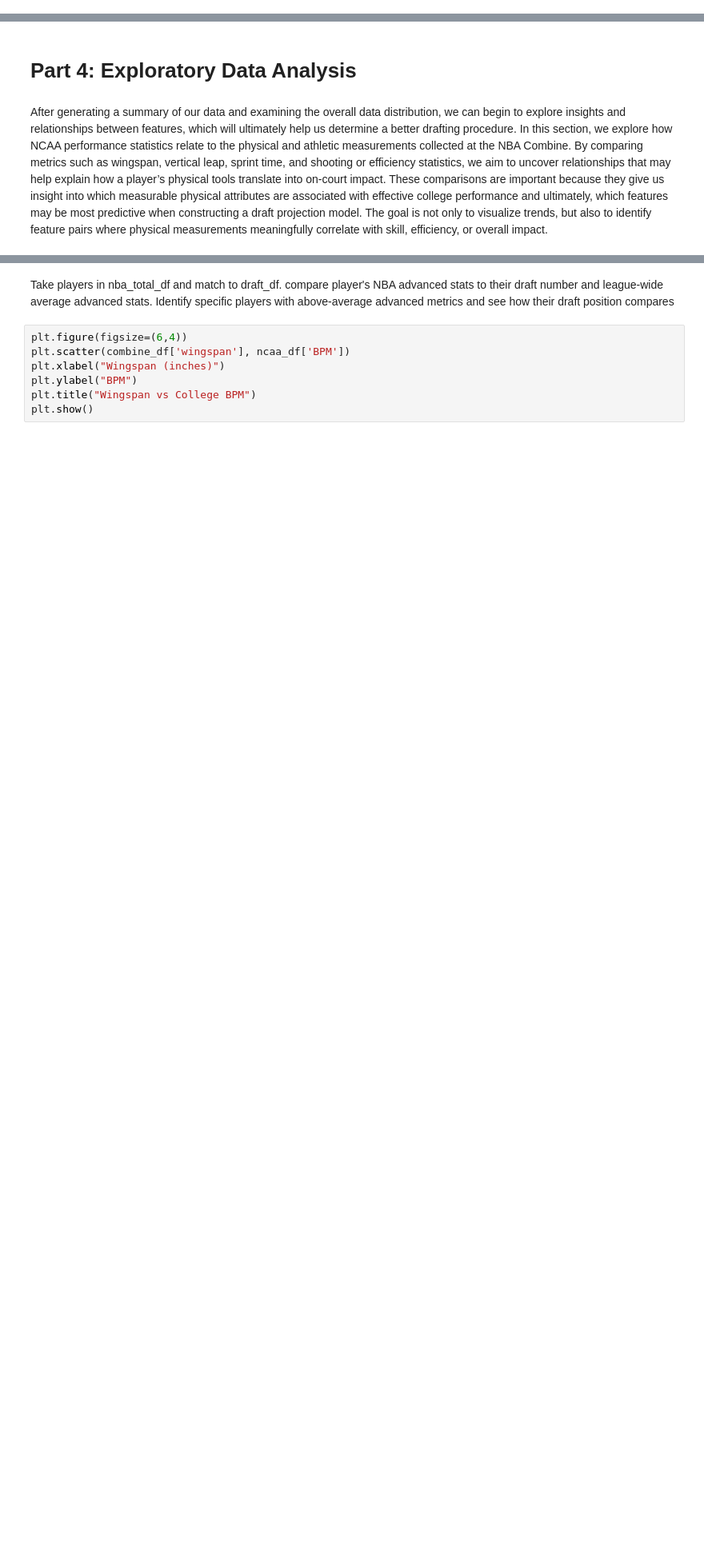
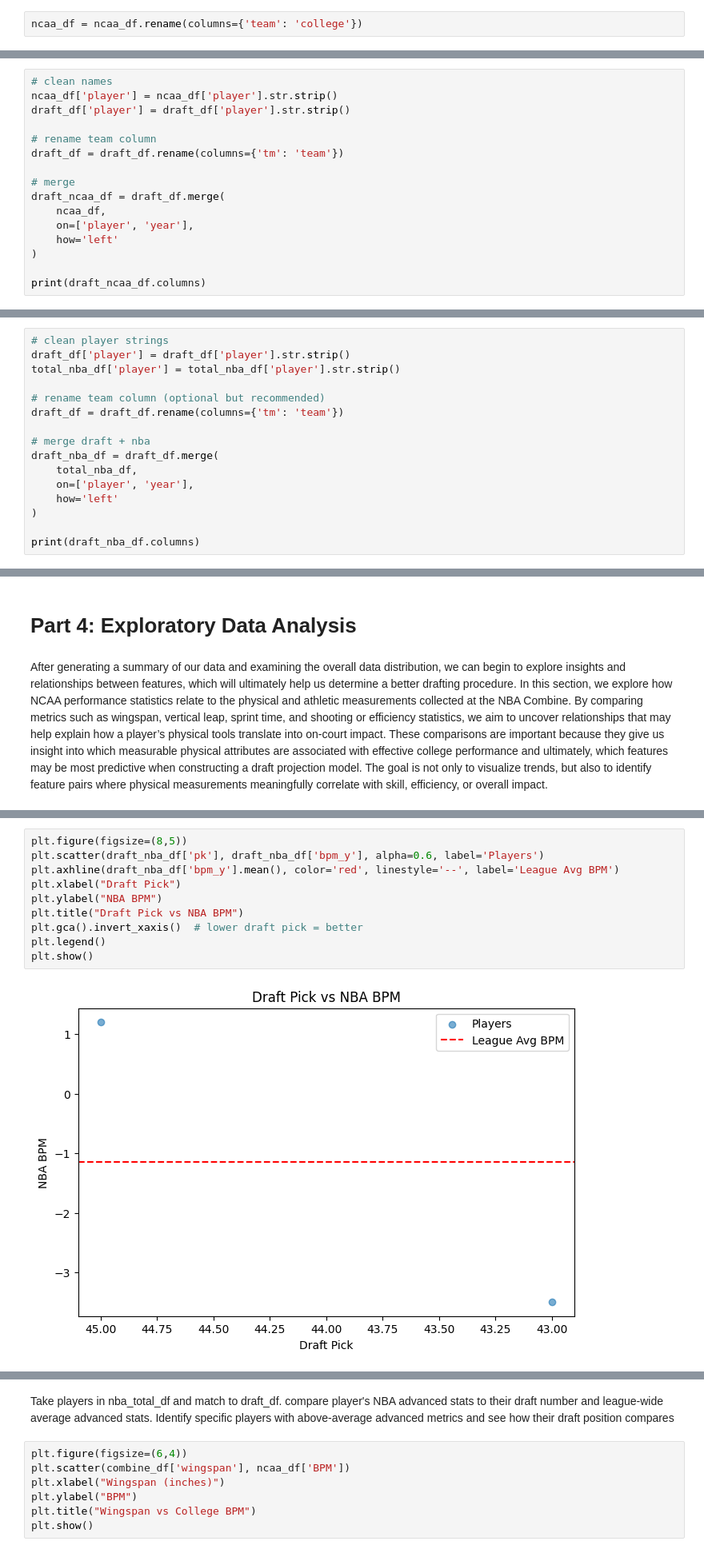
Before and after one commit to BennettHilck12/DraftEdge, a Jupyter notebook: DraftEdge.ipynb, the cells around one changed output, grey strips where cells are left out. Shown: that part at 80% size. Cells and saved outputs as stored; diff of their text form; blank space fills up the shorter version.

```diff
--- a/DraftEdge.ipynb
+++ b/DraftEdge.ipynb
@@ -489 +518,3 @@ intersection_min, intersection_max
+# %%
+ncaa_df = ncaa_df.rename(columns={'team': 'college'})
 # %% [markdown]
@@ -639,3 +636,19 @@ merge combine_df and draft_df
 ### 3.3.4 College to NBA Draft Merge
 # %% [markdown]
 merge ncaa_df to draft_df
+# %%
+# clean names
+ncaa_df['player'] = ncaa_df['player'].str.strip()
+draft_df['player'] = draft_df['player'].str.strip()
+
+# rename team column
+draft_df = draft_df.rename(columns={'tm': 'team'})
+
+# merge
+draft_ncaa_df = draft_df.merge(
+    ncaa_df,
+    on=['player', 'year'],
+    how='left'
+)
+
+print(draft_ncaa_df.columns)
@@ -643,3 +664,19 @@ merge ncaa_df to draft_df
 ### 3.3.5 NBA Draft to NBA Merge
 # %% [markdown]
 merge draft_df to total_nba_df
+# %%
+# clean player strings
+draft_df['player'] = draft_df['player'].str.strip()
+total_nba_df['player'] = total_nba_df['player'].str.strip()
+
+# rename team column (optional but recommended)
+draft_df = draft_df.rename(columns={'tm': 'team'})
+
+# merge draft + nba
+draft_nba_df = draft_df.merge(
+    total_nba_df,
+    on=['player', 'year'],
+    how='left'
+)
+
+print(draft_nba_df.columns)
@@ -655,0 +724,12 @@ After generating a summary of our data and examining the overall data distributi
+# %%
+plt.figure(figsize=(8,5))
+plt.scatter(draft_nba_df['pk'], draft_nba_df['bpm_y'], alpha=0.6, label='Players')
+plt.axhline(draft_nba_df['bpm_y'].mean(), color='red', linestyle='--', label='League Avg BPM')
+plt.xlabel("Draft Pick")
+plt.ylabel("NBA BPM")
+plt.title("Draft Pick vs NBA BPM")
+plt.gca().invert_xaxis()  # lower draft pick = better
+plt.legend()
+plt.show()
+# %% [output]
+[figure, added]
```
Also changed, not shown: parts of 48 cells of this notebook.
